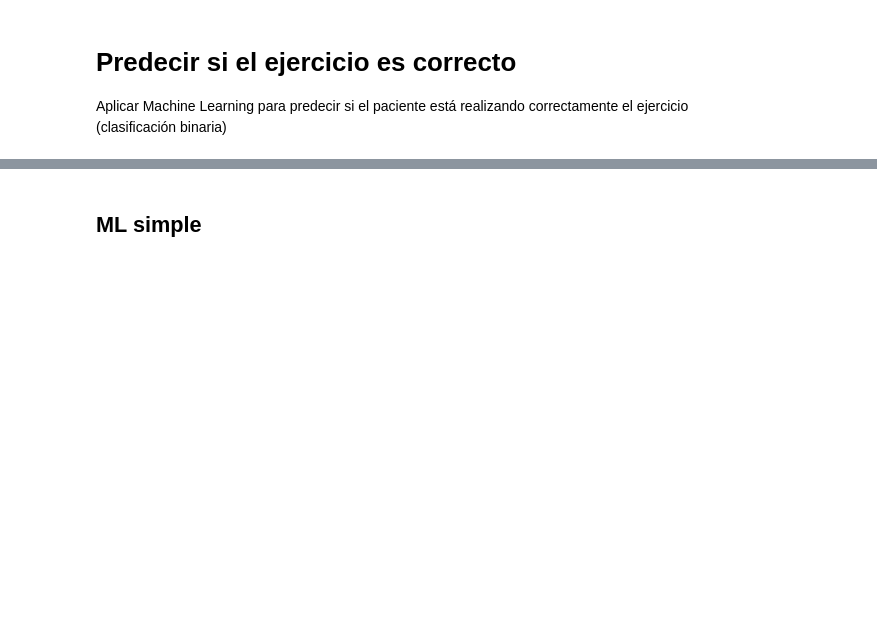
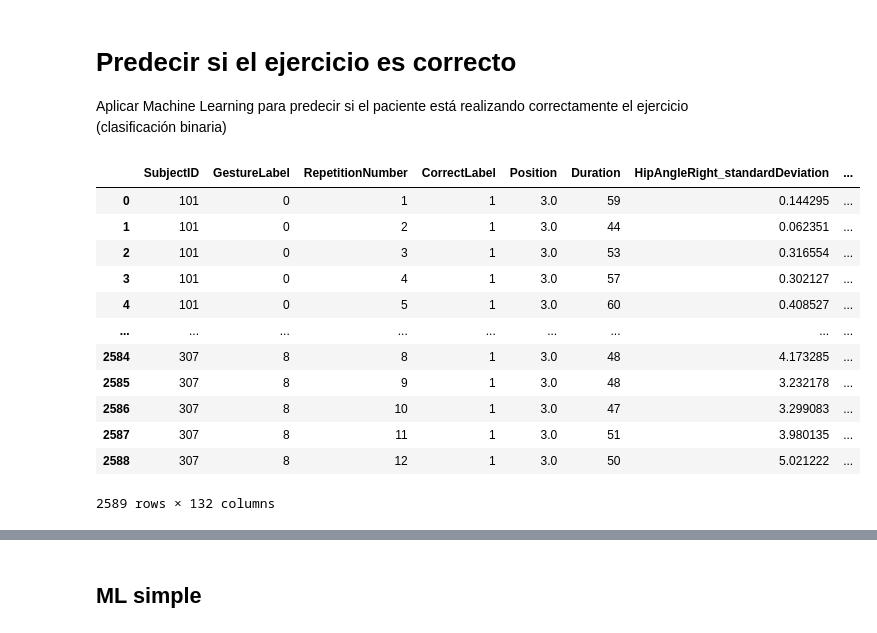
Before and after one commit to nmartinser/Telerehabilitation, a Jupyter notebook: notebooks/ml_correctLabel.ipynb, the cells around one changed output, grey strips where cells are left out. Drawn from its saved outputs; the diff is of its cells as text; code cells hidden in the pictures; blank space fills up the shorter version.

```diff
--- a/notebooks/ml_correctLabel.ipynb
+++ b/notebooks/ml_correctLabel.ipynb
@@ -68,3 +68,19 @@ df = df.apply(pd.to_numeric, errors='ignore')
 
 # cmabiar las poorly executed to incorrectly executed
 df[df['CorrectLabel']==3] = 2
+# %%
+df
+# %% [output]
+|  | SubjectID | GestureLabel | RepetitionNumber | CorrectLabel | Position | Duration | HipAngleRight_standardDeviation | ... |
+| 0 | 101 | 0 | 1 | 1 | 3.0 | 59 | 0.144295 | ... |
+| 1 | 101 | 0 | 2 | 1 | 3.0 | 44 | 0.062351 | ... |
+| 2 | 101 | 0 | 3 | 1 | 3.0 | 53 | 0.316554 | ... |
+| 3 | 101 | 0 | 4 | 1 | 3.0 | 57 | 0.302127 | ... |
+| 4 | 101 | 0 | 5 | 1 | 3.0 | 60 | 0.408527 | ... |
+| ... | ... | ... | ... | ... | ... | ... | ... | ... |
+| 2584 | 307 | 8 | 8 | 1 | 3.0 | 48 | 4.173285 | ... |
+| 2585 | 307 | 8 | 9 | 1 | 3.0 | 48 | 3.232178 | ... |
+| 2586 | 307 | 8 | 10 | 1 | 3.0 | 47 | 3.299083 | ... |
+| 2587 | 307 | 8 | 11 | 1 | 3.0 | 51 | 3.980135 | ... |
+| 2588 | 307 | 8 | 12 | 1 | 3.0 | 50 | 5.021222 | ... |
+2589 rows × 132 columns
```
Also changed, not shown: parts of 3 cells of this notebook, 2 other files.
